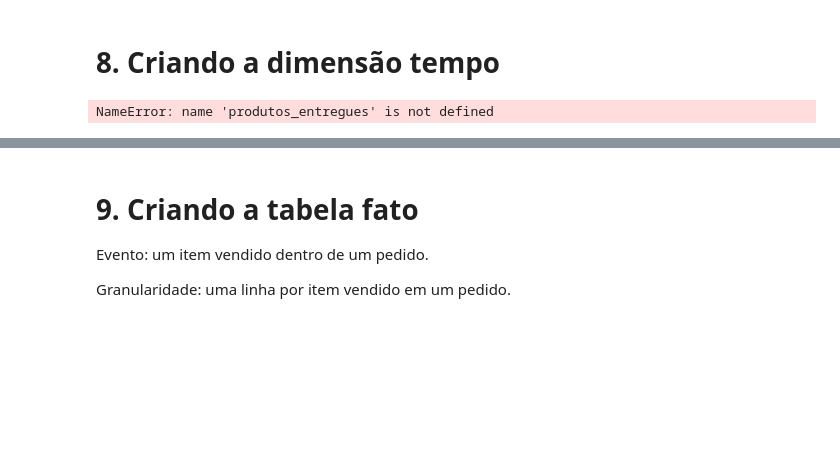
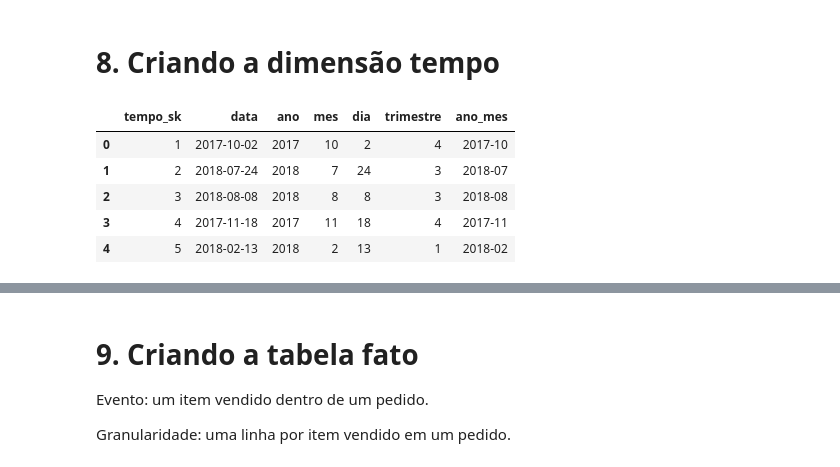
Before and after one commit to orlandovcj/Semana_9, a Jupyter notebook: Exercício/Semana8_Projeto_DW_Aluno_Completo.ipynb, the cells around one changed output, grey strips where cells are left out. Drawn from its saved outputs; the diff is of its cells as text; code cells hidden in the pictures; blank space fills up the shorter version.

```diff
--- a/Exercício/Semana8_Projeto_DW_Aluno_Completo.ipynb
+++ b/Exercício/Semana8_Projeto_DW_Aluno_Completo.ipynb
@@ -145,4 +240,17 @@ pedidos[['order_purchase_timestamp', 'order_approved_at', 'order_delivered_custo
 
 Crie as colunas `ano`, `mes`, `dia`, `trimestre` e `ano_mes` a partir de `order_purchase_timestamp`.
 # %%
-# SUA RESPOSTA AQUI
+# A criação de colunas adicionais para ano, mês, dia, trimestre e ano-mês pode ser útil para análises temporais.
+# Dessa forma é possível identificar tendências sazonais ou comparar o desempenho de vendas em diferentes períodos.
+# Essas colunas permitem agrupar os dados de forma mais flexível e realizar análises mais detalhadas com base no tempo.
+
+pedidos['order_purchase_timestamp'] = pd.to_datetime(pedidos['order_purchase_timestamp'])
+pedidos['order_approved_at'] = pd.to_datetime(pedidos['order_approved_at'])
+pedidos['order_delivered_customer_date'] = pd.to_datetime(pedidos['order_delivered_customer_date'])
+pedidos['order_estimated_delivery_date'] = pd.to_datetime(pedidos['order_estimated_delivery_date'])
+pedidos['ano'] = pedidos['order_purchase_timestamp'].dt.year
+pedidos['mes'] = pedidos['order_purchase_timestamp'].dt.month
+pedidos['dia'] = pedidos['order_purchase_timestamp'].dt.day
+pedidos['trimestre'] = pedidos['order_purchase_timestamp'].dt.quarter
+pedidos['ano_mes'] = pedidos['order_purchase_timestamp'].dt.to_period('M').astype(str)
+pedidos[['order_purchase_timestamp', 'ano', 'mes', 'dia', 'trimestre', 'ano_mes']].head()
@@ -219,23 +389,28 @@ dim_produto.head()
 # %%
 #verifica se tem duplicidade de data e copia a tabela para criar a dimensão tempo
 
-dim_tempo = produtos_entregues[['order_purchase_timestamp']].drop_duplicates().copy()
+dim_tempo = pedidos_entregues[['order_purchase_timestamp']].drop_duplicates().copy()
 
 ### Crie as colunas necessárias para a dimensão tempo
 dim_tempo['data'] = dim_tempo['order_purchase_timestamp'].dt.date #cria a coluna data apenas com a data, sem o horário
 dim_tempo['ano'] = dim_tempo['order_purchase_timestamp'].dt.year #cria a coluna ano apenas com o ano da data
 dim_tempo['mes'] = dim_tempo['order_purchase_timestamp'].dt.month #cria a coluna mes apenas com o mês da data
 dim_tempo['dia'] = dim_tempo['order_purchase_timestamp'].dt.day #cria a coluna dia apenas com o dia da data
 dim_tempo['trimestre'] = dim_tempo['order_purchase_timestamp'].dt.quarter #cria a coluna trimestre apenas com o trimestre da data
 
 
 dim_tempo['ano_mes'] = dim_tempo['order_purchase_timestamp'].dt.to_period('M').astype(str) #cria a coluna ano_mes apenas com o ano e o mês da data, no formato "YYYY-MM"
 dim_tempo = dim_tempo.drop_duplicates('data').reset_index(drop=True) #remove as linhas duplicadas com base na coluna data e reseta o índice
 dim_tempo['tempo_sk'] = dim_tempo.index + 1 #cria a coluna tempo_sk com os valores sequenciais
 dim_tempo = dim_tempo[['tempo_sk', 'data', 'ano', 'mes', 'dia', 'trimestre', 'ano_mes']] #reordena as colunas da dimensão tempo
 dim_tempo.head() #exibe as primeiras linhas da dimensão tempo
 # %% [output]
-NameError: name 'produtos_entregues' is not defined
+|  | tempo_sk | data | ano | mes | dia | trimestre | ano_mes |
+| 0 | 1 | 2017-10-02 | 2017 | 10 | 2 | 4 | 2017-10 |
+| 1 | 2 | 2018-07-24 | 2018 | 7 | 24 | 3 | 2018-07 |
+| 2 | 3 | 2018-08-08 | 2018 | 8 | 8 | 3 | 2018-08 |
+| 3 | 4 | 2017-11-18 | 2017 | 11 | 18 | 4 | 2017-11 |
+| 4 | 5 | 2018-02-13 | 2018 | 2 | 13 | 1 | 2018-02 |
 # %% [markdown]
 ## Exercício 8 🟡 Médio — Dimensão tempo
 
```
Also changed, not shown: parts of 19 cells of this notebook, 1 other file.
